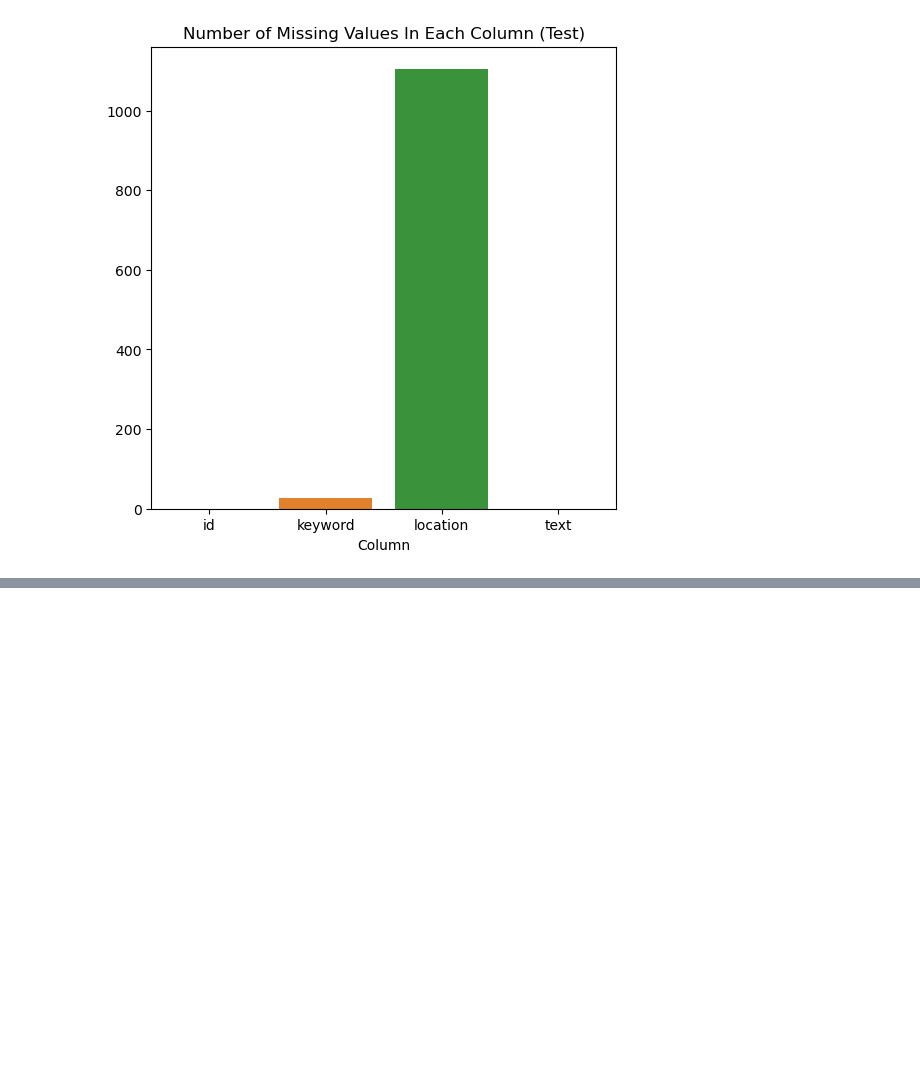
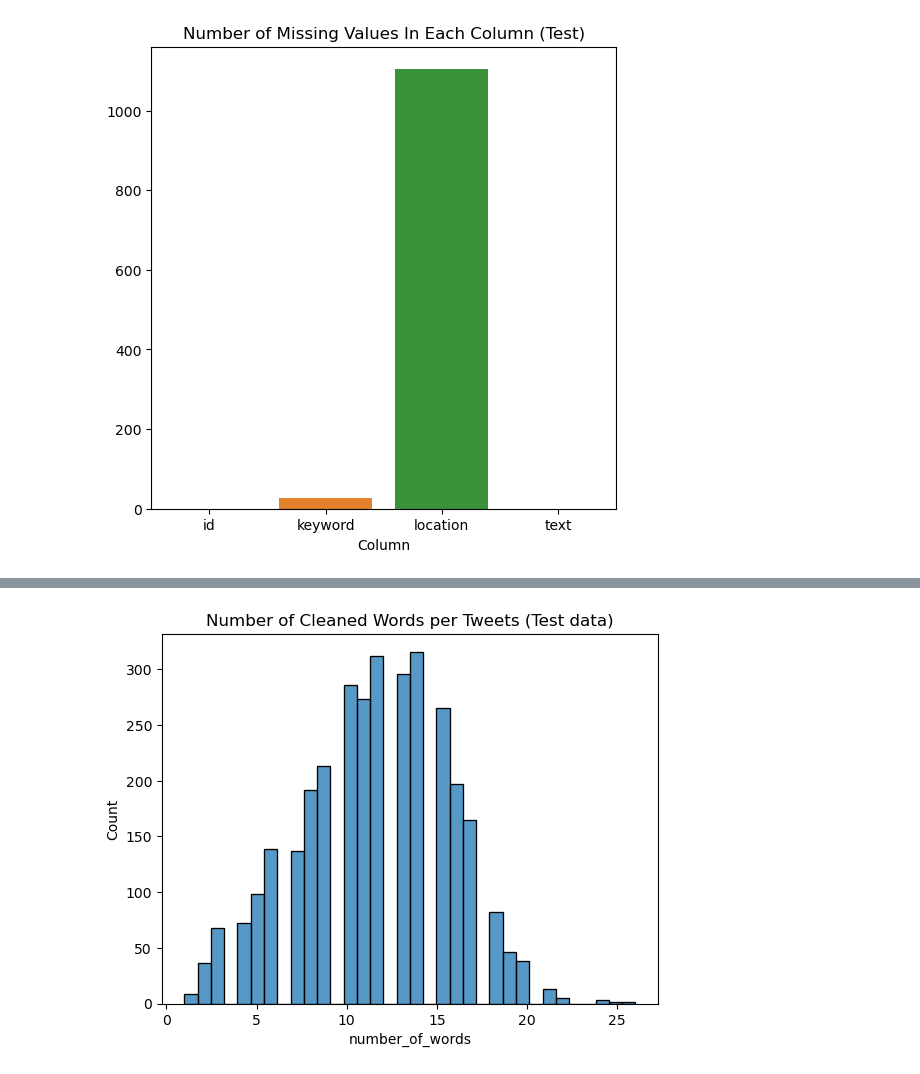
Before and after one commit to IvanLiuTW/code, a Jupyter notebook: rnn_tweet.ipynb, the cells around one changed output, grey strips where cells are left out. Saved outputs shown, nothing was run; the diff lists cells and outputs as text; code cells hidden in the pictures; blank space fills up the shorter version.

```diff
--- a/rnn_tweet.ipynb
+++ b/rnn_tweet.ipynb
@@ -87,0 +292,6 @@ ax.set_xlabel('Column');
+# %%
+# Apply the function to the dataset and create a new column to store the results
+df_test['cleaned_tweet'] = df_test['text'].apply(lambda text: preprocessing(text))
+df_test['number_of_words'] = df_test['cleaned_tweet'].apply(lambda text: len(text.split()))
+# See the results
+df_test.head()
@@ -87,0 +315,10 @@ ax.set_xlabel('Column');
+# %%
+# How the number of words distributed
+sns.histplot(
+    df_test,
+    x = "number_of_words",
+    # hue = "target",
+    multiple="stack").set(
+        title = 'Number of Cleaned Words per Tweets (Test data)');
+# %% [output]
+[figure, added]
```
Also changed, not shown: parts of 34 cells of this notebook.
